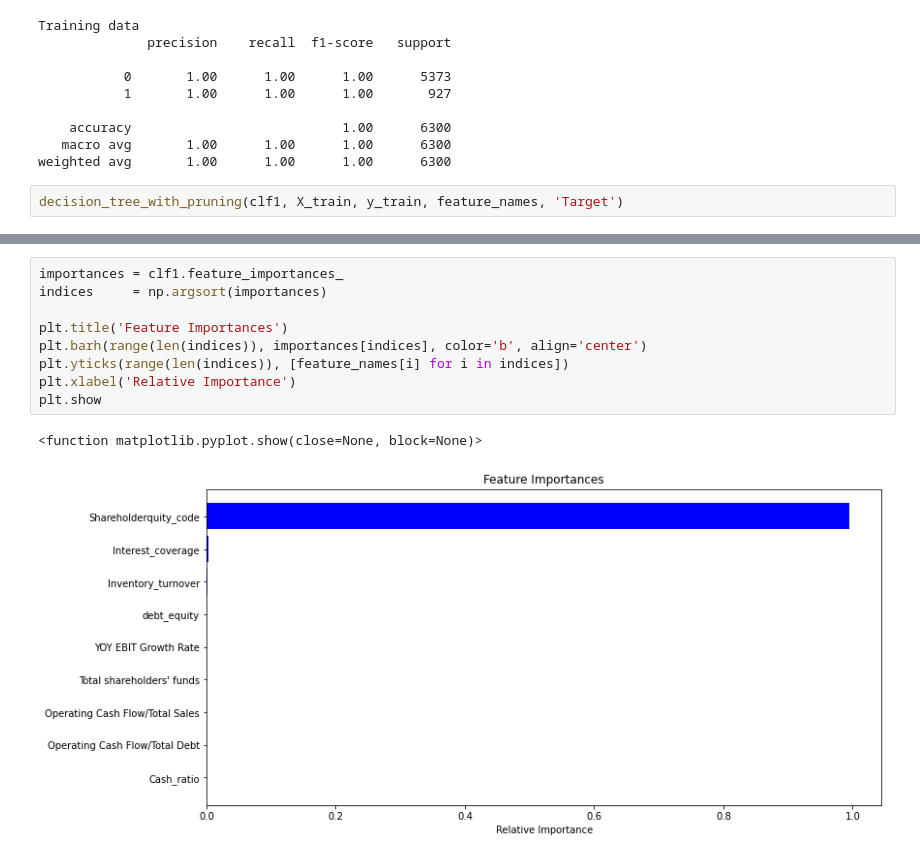
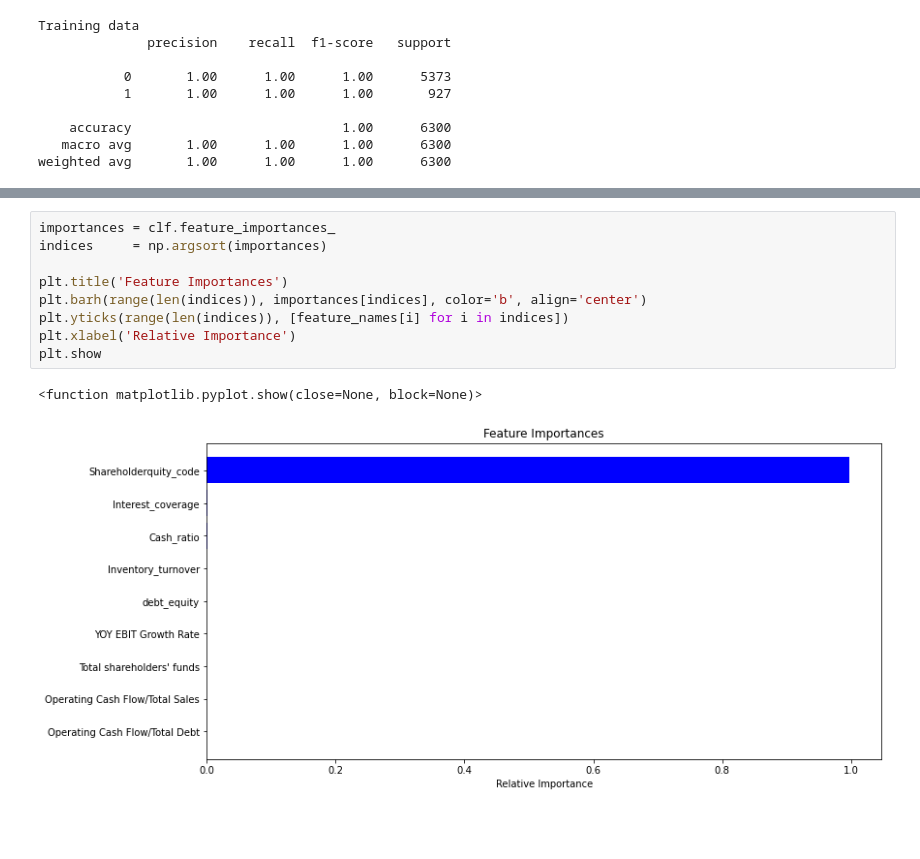
Before and after one commit to pvs-greatlakes/DrPKV, a Jupyter notebook: CART-model-bankruptcy-prediction-220627.ipynb, the cells around one changed output, grey strips where cells are left out. Cells and saved outputs as stored; diff of their text form; blank space fills up the shorter version.

```diff
--- a/CART-model-bankruptcy-prediction-220627.ipynb
+++ b/CART-model-bankruptcy-prediction-220627.ipynb
@@ -244,5 +264,3 @@ Training data
     accuracy                           1.00      6300
    macro avg       1.00      1.00      1.00      6300
 weighted avg       1.00      1.00      1.00      6300
-# %%
-decision_tree_with_pruning(clf1, X_train, y_train, feature_names, 'Target')
@@ -277,12 +267,12 @@ feat_importances.nlargest(5).plot(kind='barh')
 # %%
-importances = clf1.feature_importances_
+importances = clf.feature_importances_
 indices     = np.argsort(importances)
 
 plt.title('Feature Importances')
 plt.barh(range(len(indices)), importances[indices], color='b', align='center')
 plt.yticks(range(len(indices)), [feature_names[i] for i in indices])
 plt.xlabel('Relative Importance')
 plt.show
 # %% [output]
 <function matplotlib.pyplot.show(close=None, block=None)>
-[figure, old version]
+[figure, new version]
```
Also changed, not shown: parts of 6 cells of this notebook, 1 other file.
